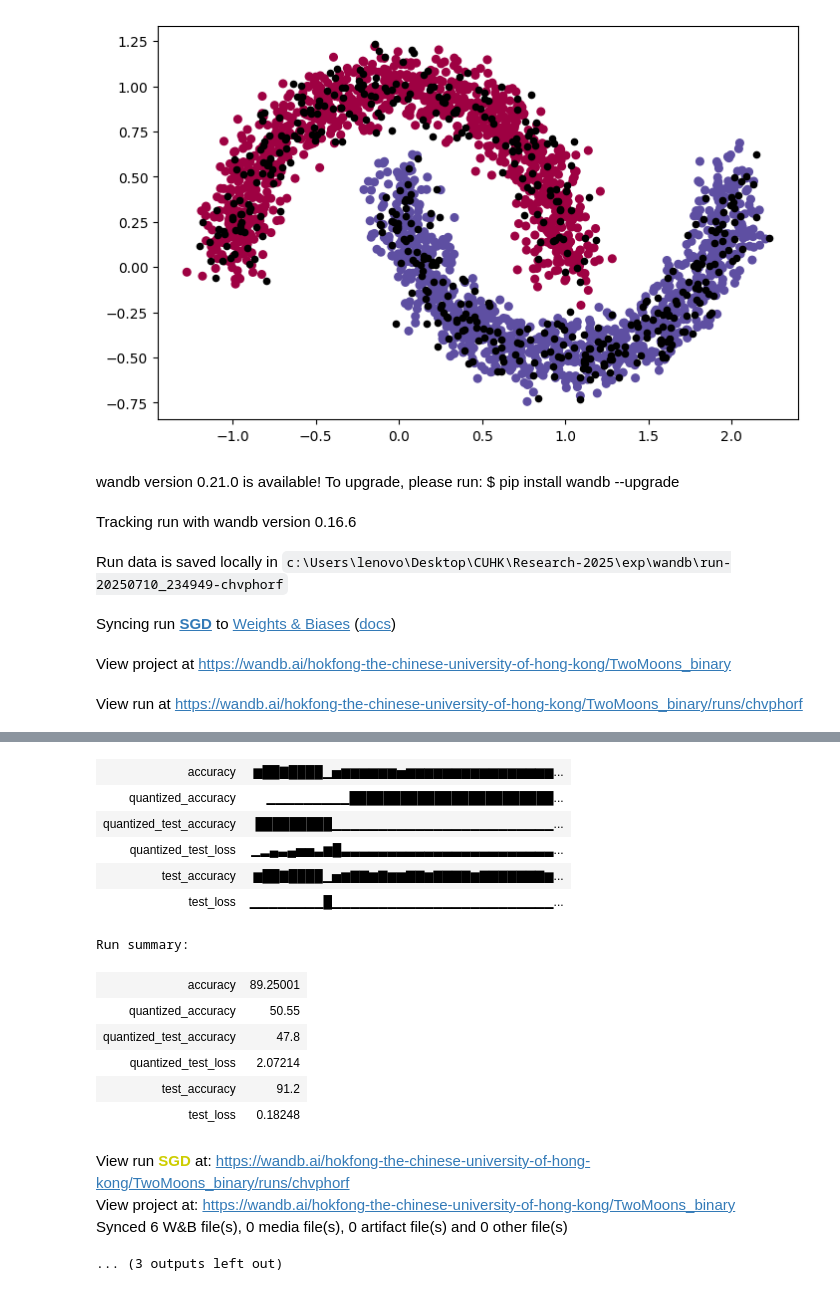
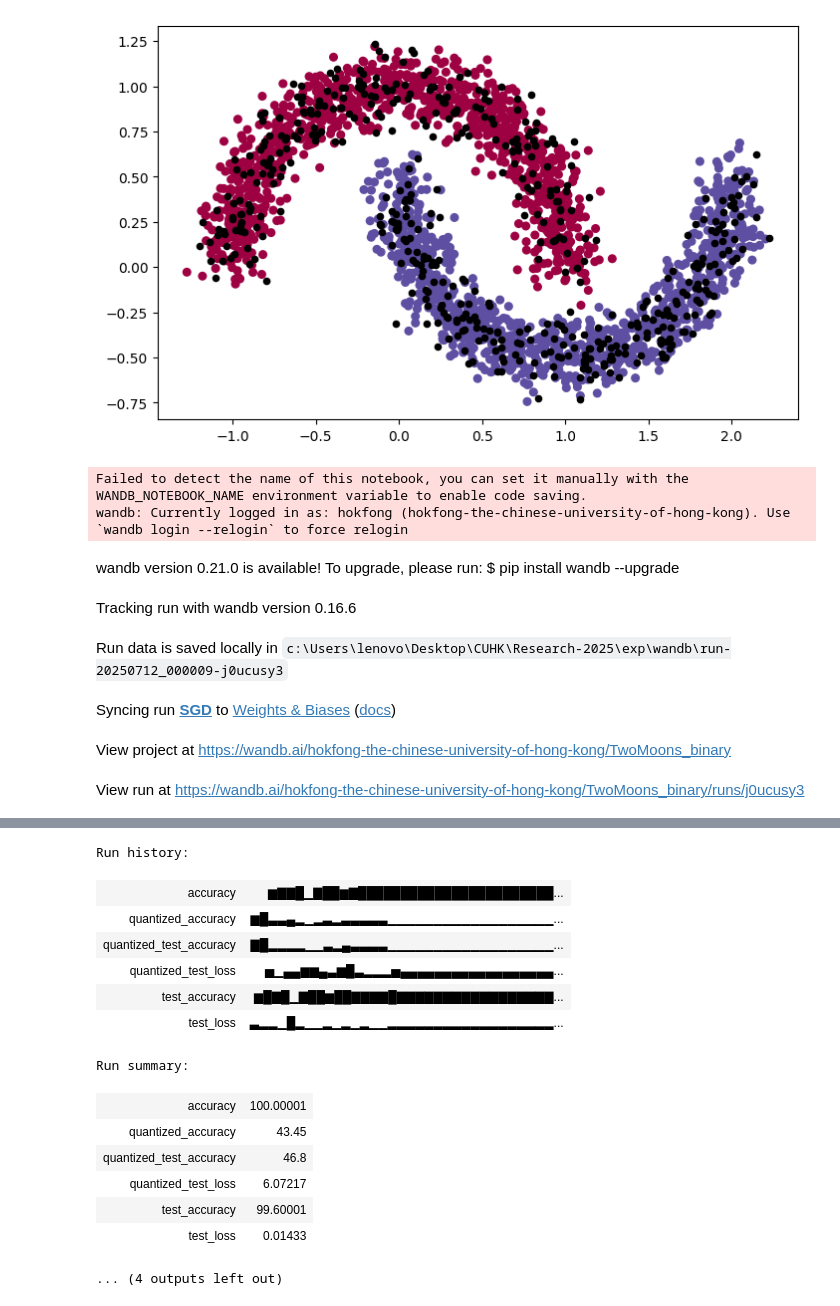
Before and after one commit to SWongHF/Experiment-2025-Summer, a Jupyter notebook: exp/TwoMoons_bin.ipynb, the cells around one changed output, grey strips where cells are left out. Cells and saved outputs as stored; diff of their text form; code cells hidden in the pictures.

```diff
--- a/exp/TwoMoons_bin.ipynb
+++ b/exp/TwoMoons_bin.ipynb
@@ -89,7 +89,7 @@ def init(project_name, opt_name, batch_size, architecture, dataset_name, lr, alp
     return net, optimizer
 # %%
 # SGD
-net, optimizer = init(project_name="TwoMoons_binary", opt_name="SGD", batch_size=BATCH_SIZE, architecture="MLP", dataset_name="TwoMoons", lr=LR)
+net, optimizer = init(project_name="TwoMoons_binary", opt_name="SGD", batch_size=BATCH_SIZE, architecture="MLP", dataset_name="TwoMoons", lr=LR/3)
 
 lr_decay_epochs = [15, 25]
 for decay_epoch in lr_decay_epochs:
@@ -175,9 +175,11 @@ for name, param in model_copy.named_parameters():
         param.data = torch.sign(param.data)
 figure.moons_plotcontour(model_copy, X_train, X_test, Y_train, Y_test, width=600, device=device, method="SGD (quantized)")
 # %% [output]
+Failed to detect the name of this notebook, you can set it manually with the WANDB_NOTEBOOK_NAME environment variable to enable code saving.
+wandb: Currently logged in as: hokfong (hokfong-the-chinese-university-of-hong-kong). Use `wandb login --relogin` to force relogin
 wandb version 0.21.0 is available! To upgrade, please run: $ pip install wandb --upgrade
 Tracking run with wandb version 0.16.6
-Run data is saved locally in c:\Users\lenovo\Desktop\CUHK\Research-2025\exp\wandb\run-20250710_234949-chvphorf
+Run data is saved locally in c:\Users\lenovo\Desktop\CUHK\Research-2025\exp\wandb\run-20250712_000009-j0ucusy3
 Syncing run SGD to Weights & Biases (docs)
 View project at https://wandb.ai/hokfong-the-chinese-university-of-hong-kong/TwoMoons_binary
-View run at https://wandb.ai/hokfong-the-chinese-university-of-hong-kong/TwoMoons_binary/runs/chvphorf
+View run at https://wandb.ai/hokfong-the-chinese-university-of-hong-kong/TwoMoons_binary/runs/j0ucusy3
@@ -202,20 +203,18 @@ Run history:
+Run history:
-| accuracy | ▆██▇████▁▅▆▆▆▆▆▆▅▆▆▆▆▆▆▆▆▆▆▆▆▆▆▆▆... |
-| quantized_accuracy | ▁▁▁▁▁▁▁▁▁████████████████████████... |
-| quantized_test_accuracy | █████████▁▁▁▁▁▁▁▁▁▁▁▁▁▁▁▁▁▁▁▁▁▁▁▁... |
-| quantized_test_loss | ▁▂▄▃▄▅▅▃▆█▃▃▃▃▃▃▃▃▃▃▃▃▃▃▃▃▃▃▃▃▃▃▃... |
-| test_accuracy | ▆██▇████▁▅▆▇▇▆▇▆▆▇▇▆▇▇▇▇▆▇▇▇▇▇▇▇▆... |
-| test_loss | ▁▁▁▁▁▁▁▁█▁▁▁▁▁▁▁▁▁▁▁▁▁▁▁▁▁▁▁▁▁▁▁▁... |
+| accuracy | ▆▇▇█▁▇██▆▇███████████████████████... |
+| quantized_accuracy | ▆█▃▃▄▂▁▂▃▂▃▃▃▃▃▁▁▁▁▁▁▁▁▁▁▁▁▁▁▁▁▁▁... |
+| quantized_test_accuracy | ▇█▂▂▂▂▁▁▃▂▄▃▃▃▃▁▁▁▁▁▁▁▁▁▁▁▁▁▁▁▁▁▁... |
+| quantized_test_loss | ▅▁▄▄▆▆▄▃▆█▃▂▂▂▅▄▄▄▄▄▄▄▄▄▄▄▄▄▄▄▄▄▄... |
+| test_accuracy | ▆█▇█▁▇██▆██▇▇▇▇█▇▇▇▇▇▇▇▇▇▇▇▇▇▇▇▇▇... |
+| test_loss | ▃▂▂▁█▂▁▁▂▁▂▁▂▁▁▂▂▂▂▂▂▂▂▂▂▂▂▂▂▂▂▂▂... |
-Run summary:
+Run summary:
-| accuracy | 89.25001 |
-| quantized_accuracy | 50.55 |
-| quantized_test_accuracy | 47.8 |
-| quantized_test_loss | 2.07214 |
-| test_accuracy | 91.2 |
-| test_loss | 0.18248 |
+| accuracy | 100.00001 |
+| quantized_accuracy | 43.45 |
+| quantized_test_accuracy | 46.8 |
+| quantized_test_loss | 6.07217 |
+| test_accuracy | 99.60001 |
+| test_loss | 0.01433 |
-View run SGD at: https://wandb.ai/hokfong-the-chinese-university-of-hong-kong/TwoMoons_binary/runs/chvphorf
-View project at: https://wandb.ai/hokfong-the-chinese-university-of-hong-kong/TwoMoons_binary
-Synced 6 W&B file(s), 0 media file(s), 0 artifact file(s) and 0 other file(s)
-... (3 outputs left out)
+... (4 outputs left out)
 # %%
 # ProxQuant
 net, optimizer = init(project_name="TwoMoons_binary", opt_name="ProxQuant", batch_size=BATCH_SIZE, architecture="MLP", dataset_name="TwoMoons", lr=LR/10, reg_lambda=reg_lambda)
```
Also changed, not shown: parts of 4 cells of this notebook, 37 other files.
